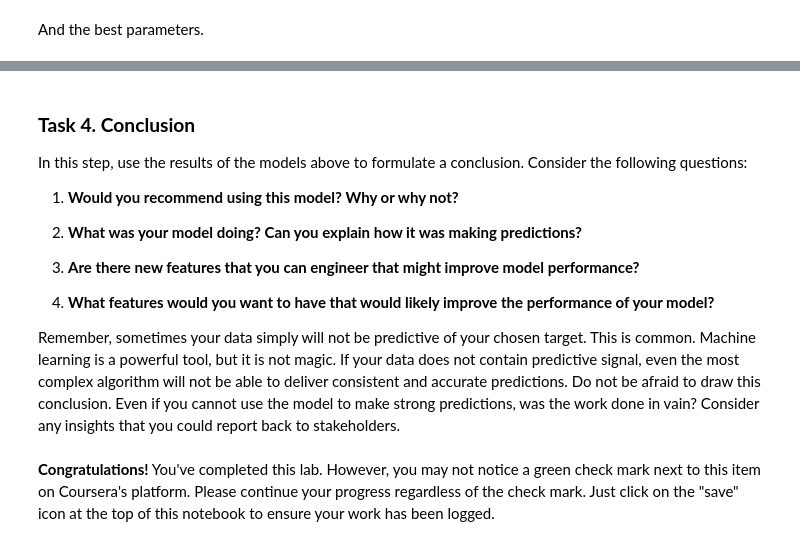
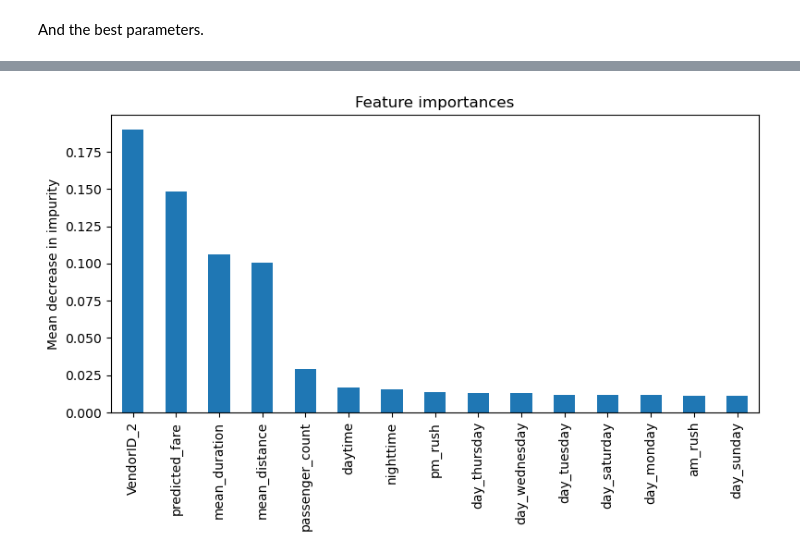
Before and after one commit to dparedesh/AB-testing, a Jupyter notebook: machine-learning/automatidata_machine-learning.ipynb, the cells around one changed output, grey strips where cells are left out. Cells and saved outputs as stored; diff of their text form; code cells hidden in the pictures.

```diff
--- a/machine-learning/automatidata_machine-learning.ipynb
+++ b/machine-learning/automatidata_machine-learning.ipynb
@@ -743,16 +726,12 @@ Consider the questions in your PACE Strategy Document to reflect on the Execute
-# %% [markdown]
-### **Task 4. Conclusion**
-
-In this step, use the results of the models above to formulate a conclusion. Consider the following questions:
-
-1. **Would you recommend using this model? Why or why not?**
-
-2. **What was your model doing? Can you explain how it was making predictions?**
-
-3. **Are there new features that you can engineer that might improve model performance?**
-
-4. **What features would you want to have that would likely improve the performance of your model?**
-
-Remember, sometimes your data simply will not be predictive of your chosen target. This is common. Machine learning is a powerful tool, but it is not magic. If your data does not contain predictive signal, even the most complex algorithm will not be able to deliver consistent and accurate predictions. Do not be afraid to draw this conclusion. Even if you cannot use the model to make strong predictions, was the work done in vain? Consider any insights that you could report back to stakeholders.
-# %% [markdown]
-**Congratulations!** You've completed this lab. However, you may not notice a green check mark next to this item on Coursera's platform. Please continue your progress regardless of the check mark. Just click on the "save" icon at the top of this notebook to ensure your work has been logged.
+# %%
+importances = rf1.best_estimator_.feature_importances_
+rf_importances = pd.Series(importances, index=X_test.columns)
+rf_importances = rf_importances.sort_values(ascending=False)[:15]
+
+fig, ax = plt.subplots(figsize=(8,5))
+rf_importances.plot.bar(ax=ax)
+ax.set_title('Feature importances')
+ax.set_ylabel('Mean decrease in impurity')
+fig.tight_layout();
+# %% [output]
+[figure, added]
```
Also changed, not shown: parts of 77 cells of this notebook.
